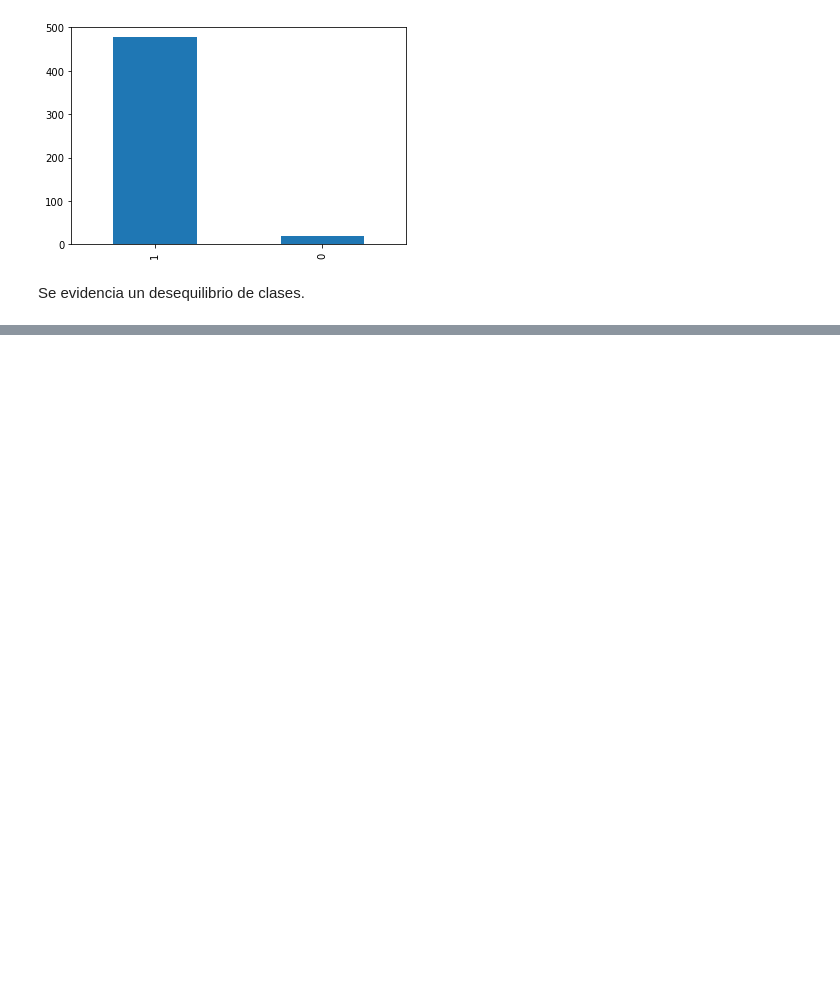
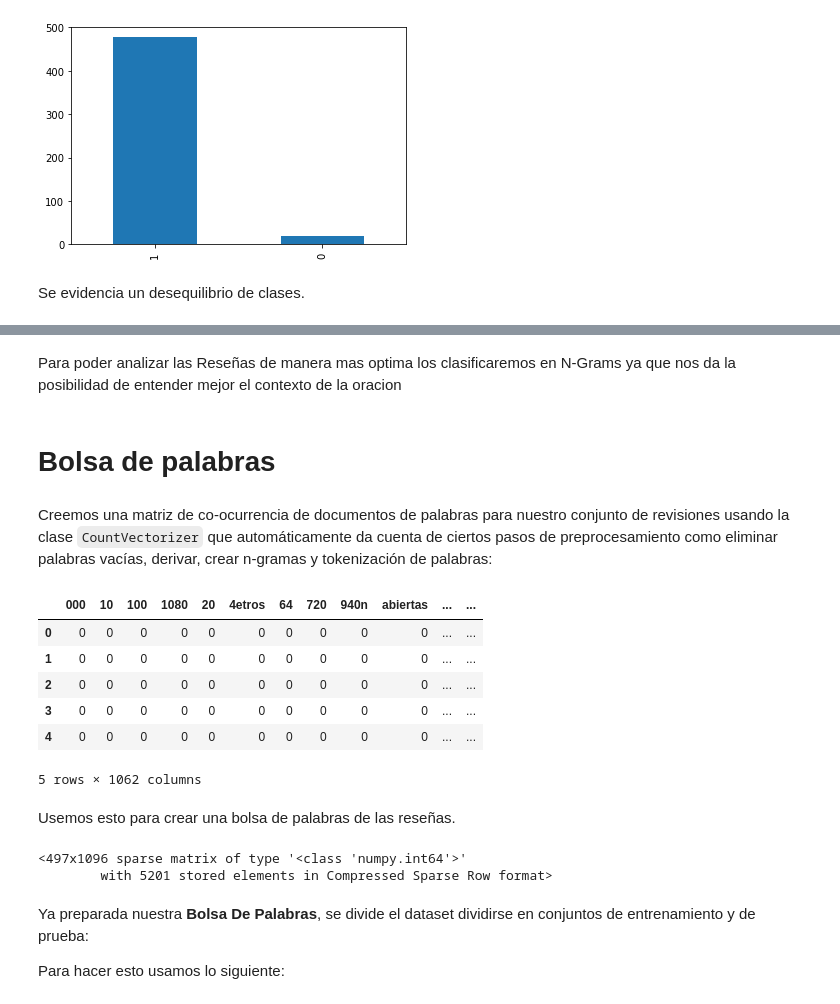
Before and after one commit to kevincarrenot/ProyectoIntegrador2020-2, a Jupyter notebook: Data Wrangling.ipynb, the cells around one changed output, grey strips where cells are left out. Saved outputs shown, nothing was run; the diff lists cells and outputs as text; code cells hidden in the pictures; blank space fills up the shorter version.

````diff
--- a/Data Wrangling.ipynb
+++ b/Data Wrangling.ipynb
@@ -329,0 +358,6 @@ Se evidencia un desequilibrio de clases.
+# %%
+from nltk.corpus import stopwords
+
+noise_words = []
+eng_stop_words = stopwords.words('spanish')
+eng_stop_words
@@ -329,0 +384,8 @@ Se evidencia un desequilibrio de clases.
+# %%
+stop_words = set(eng_stop_words)
+
+def stopwords_removal(stop_words, sentence):
+    return [word for word in nltk.word_tokenize(sentence) if word not in stop_words]
+
+datosL['ReseñasSinStopWords'] = datosL['Reseñas'].apply(lambda row: stopwords_removal(stop_words, row))
+datosL[['Reseñas','ReseñasSinStopWords']]
@@ -329,0 +424,23 @@ Se evidencia un desequilibrio de clases.
+# %% [markdown]
+Para poder analizar las Reseñas de manera mas optima los clasificaremos en N-Grams ya que nos da la posibilidad de entender mejor el contexto de la oracion
+# %% [markdown]
+# Bolsa de palabras
+# %% [markdown]
+Creemos una matriz de co-ocurrencia de documentos de palabras para nuestro conjunto de revisiones usando la clase ```CountVectorizer``` que automáticamente da cuenta de ciertos pasos de preprocesamiento como eliminar palabras vacías, derivar, crear n-gramas y tokenización de palabras:
+# %%
+from sklearn.feature_extraction.text import CountVectorizer
+
+vec = CountVectorizer()
+X = vec.fit_transform(datosL['Reseñas'])
+df = pd.DataFrame(X.toarray(), columns = vec.get_feature_names())
+df.head()
+# %% [output]
+|  | 000 | 10 | 100 | 1080 | 20 | 4etros | 64 | 720 | 940n | abiertas | ... | ... |
+| 0 | 0 | 0 | 0 | 0 | 0 | 0 | 0 | 0 | 0 | 0 | ... | ... |
+| 1 | 0 | 0 | 0 | 0 | 0 | 0 | 0 | 0 | 0 | 0 | ... | ... |
+| 2 | 0 | 0 | 0 | 0 | 0 | 0 | 0 | 0 | 0 | 0 | ... | ... |
+| 3 | 0 | 0 | 0 | 0 | 0 | 0 | 0 | 0 | 0 | 0 | ... | ... |
+| 4 | 0 | 0 | 0 | 0 | 0 | 0 | 0 | 0 | 0 | 0 | ... | ... |
+5 rows × 1062 columns
+# %% [markdown]
+Usemos esto para crear una bolsa de palabras de las reseñas.
@@ -329,0 +453,9 @@ Se evidencia un desequilibrio de clases.
+# %%
+bow_data
+# %% [output]
+<497x1096 sparse matrix of type '<class 'numpy.int64'>'
+        with 5201 stored elements in Compressed Sparse Row format>
+# %% [markdown]
+Ya preparada nuestra **Bolsa De Palabras**, se divide el dataset dividirse en conjuntos de entrenamiento y de prueba:
+
+Para hacer esto usamos lo siguiente:
````
Also changed, not shown: parts of 20 cells of this notebook, 3 other files.
